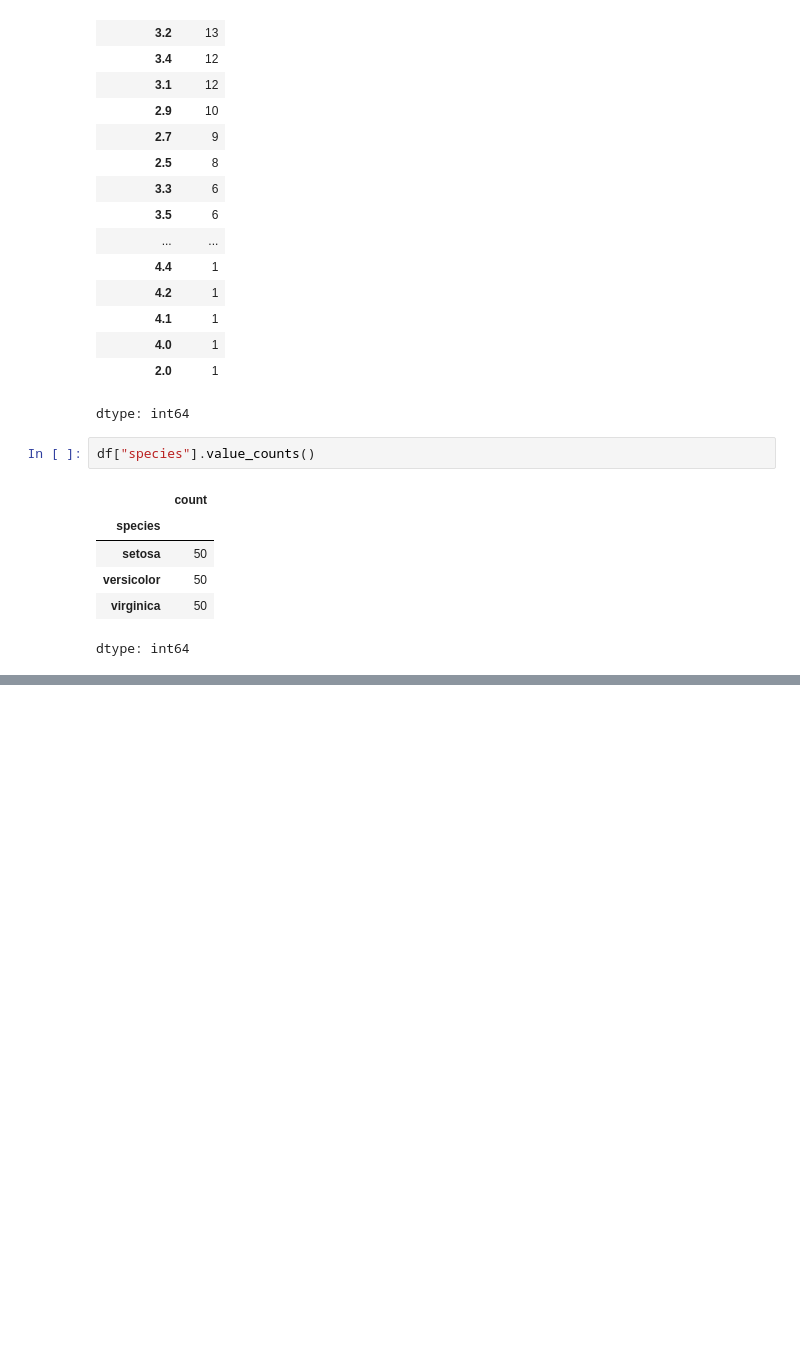
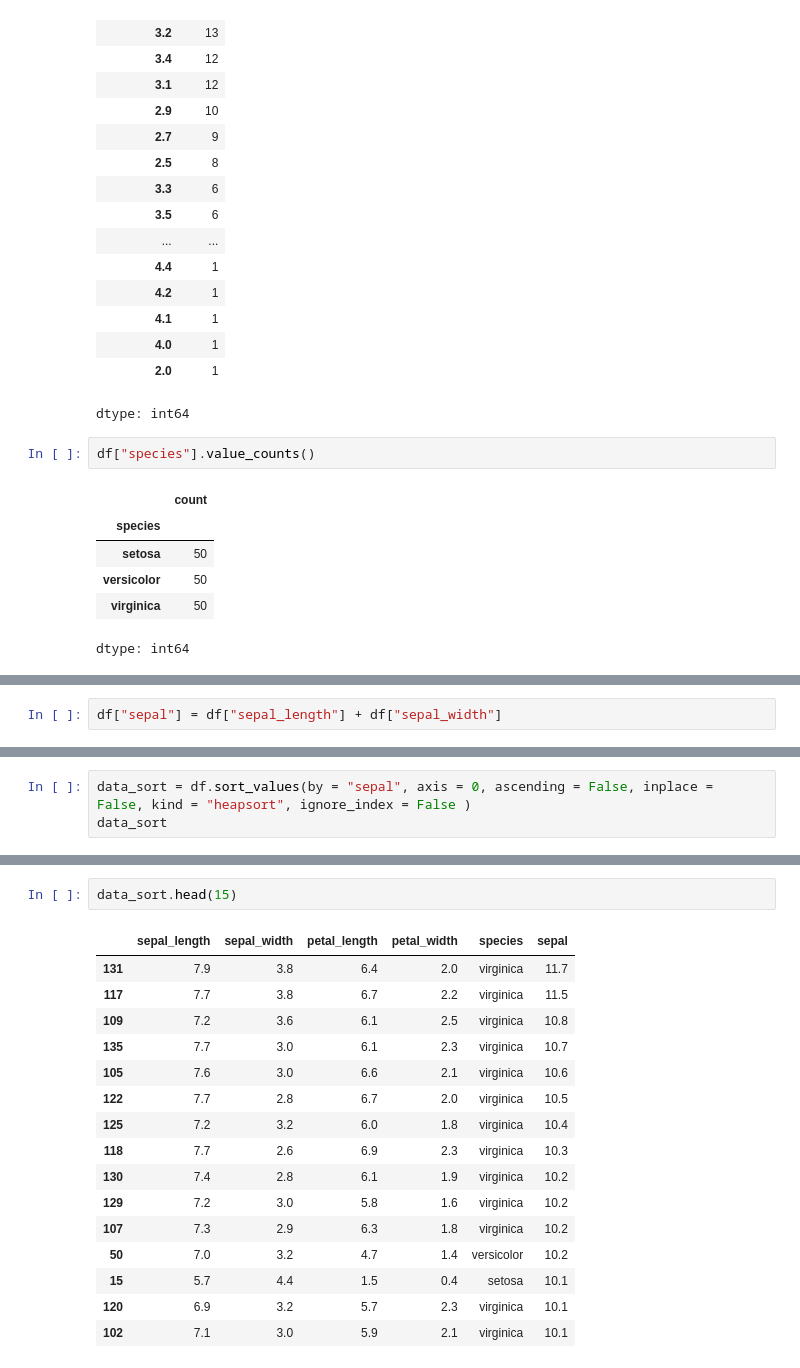
Before and after one commit to avishkajindal05/DAY-25-AM, a Jupyter notebook: part_A_B.ipynb, the cells around one changed output, grey strips where cells are left out. Cells and saved outputs as stored; diff of their text form; blank space fills up the shorter version.

```diff
--- a/part_A_B.ipynb
+++ b/part_A_B.ipynb
@@ -273,0 +353,2 @@ dtype: int64
+# %%
+df["sepal"] = df["sepal_length"] + df["sepal_width"]
@@ -273,0 +364,3 @@ dtype: int64
+# %%
+data_sort = df.sort_values(by = "sepal", axis = 0, ascending = False, inplace = False, kind = "heapsort", ignore_index = False )
+data_sort
@@ -273,0 +396,19 @@ dtype: int64
+# %%
+data_sort.head(15)
+# %% [output]
+|  | sepal_length | sepal_width | petal_length | petal_width | species | sepal |
+| 131 | 7.9 | 3.8 | 6.4 | 2.0 | virginica | 11.7 |
+| 117 | 7.7 | 3.8 | 6.7 | 2.2 | virginica | 11.5 |
+| 109 | 7.2 | 3.6 | 6.1 | 2.5 | virginica | 10.8 |
+| 135 | 7.7 | 3.0 | 6.1 | 2.3 | virginica | 10.7 |
+| 105 | 7.6 | 3.0 | 6.6 | 2.1 | virginica | 10.6 |
+| 122 | 7.7 | 2.8 | 6.7 | 2.0 | virginica | 10.5 |
+| 125 | 7.2 | 3.2 | 6.0 | 1.8 | virginica | 10.4 |
+| 118 | 7.7 | 2.6 | 6.9 | 2.3 | virginica | 10.3 |
+| 130 | 7.4 | 2.8 | 6.1 | 1.9 | virginica | 10.2 |
+| 129 | 7.2 | 3.0 | 5.8 | 1.6 | virginica | 10.2 |
+| 107 | 7.3 | 2.9 | 6.3 | 1.8 | virginica | 10.2 |
+| 50 | 7.0 | 3.2 | 4.7 | 1.4 | versicolor | 10.2 |
+| 15 | 5.7 | 4.4 | 1.5 | 0.4 | setosa | 10.1 |
+| 120 | 6.9 | 3.2 | 5.7 | 2.3 | virginica | 10.1 |
+| 102 | 7.1 | 3.0 | 5.9 | 2.1 | virginica | 10.1 |
```
Also changed, not shown: parts of 13 cells of this notebook.
